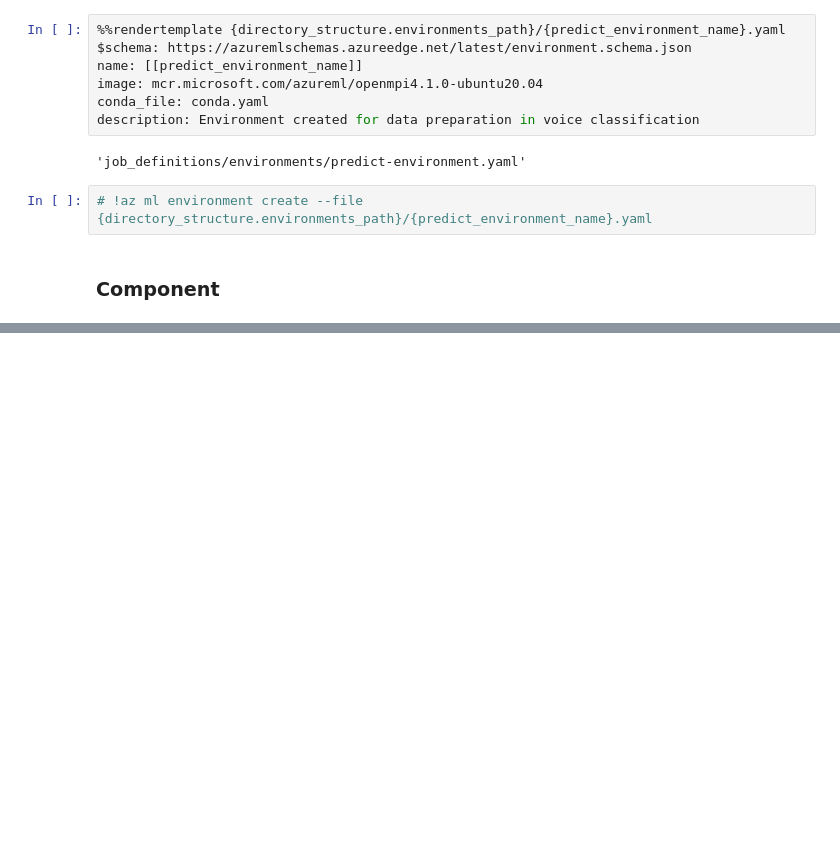
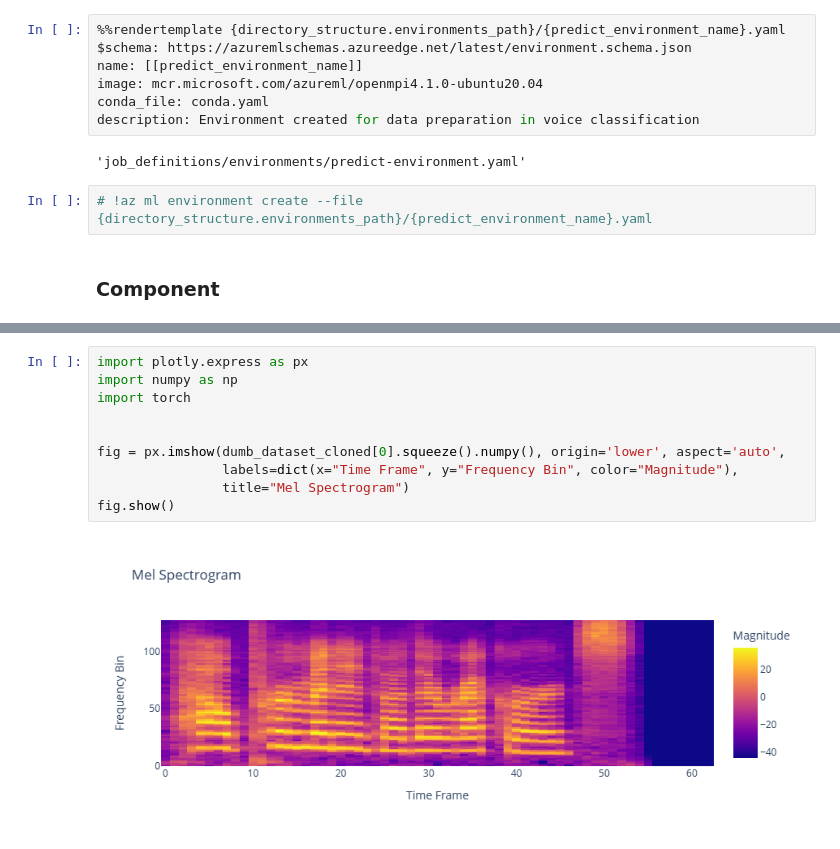
Before and after one commit to rubchume/VoiceCloningFakeAudioDetection, a Jupyter notebook: notebooks_classification/CNN_voice_prediction.ipynb, the cells around one changed output, grey strips where cells are left out. Saved outputs shown, nothing was run; the diff lists cells and outputs as text; blank space fills up the shorter version.

```diff
--- a/notebooks_classification/CNN_voice_prediction.ipynb
+++ b/notebooks_classification/CNN_voice_prediction.ipynb
@@ -539,0 +870,12 @@ Class BaseIntellectualPropertySchema: This is an experimental class, and may cha
+# %%
+import plotly.express as px
+import numpy as np
+import torch
+
+
+fig = px.imshow(dumb_dataset_cloned[0].squeeze().numpy(), origin='lower', aspect='auto',
+                labels=dict(x="Time Frame", y="Frequency Bin", color="Magnitude"),
+                title="Mel Spectrogram")
+fig.show()
+# %% [output]
+[figure, added]
```
Also changed, not shown: parts of 47 cells of this notebook, 11 other files.
